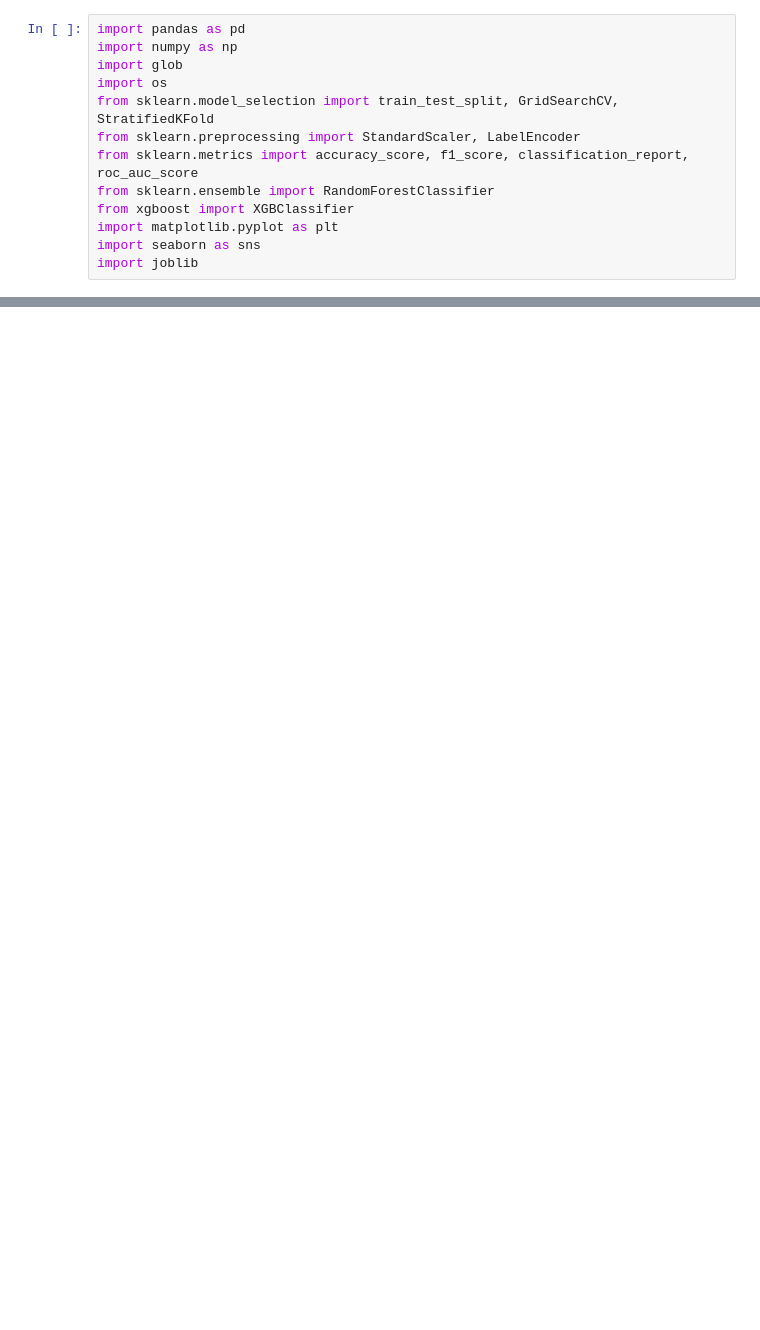
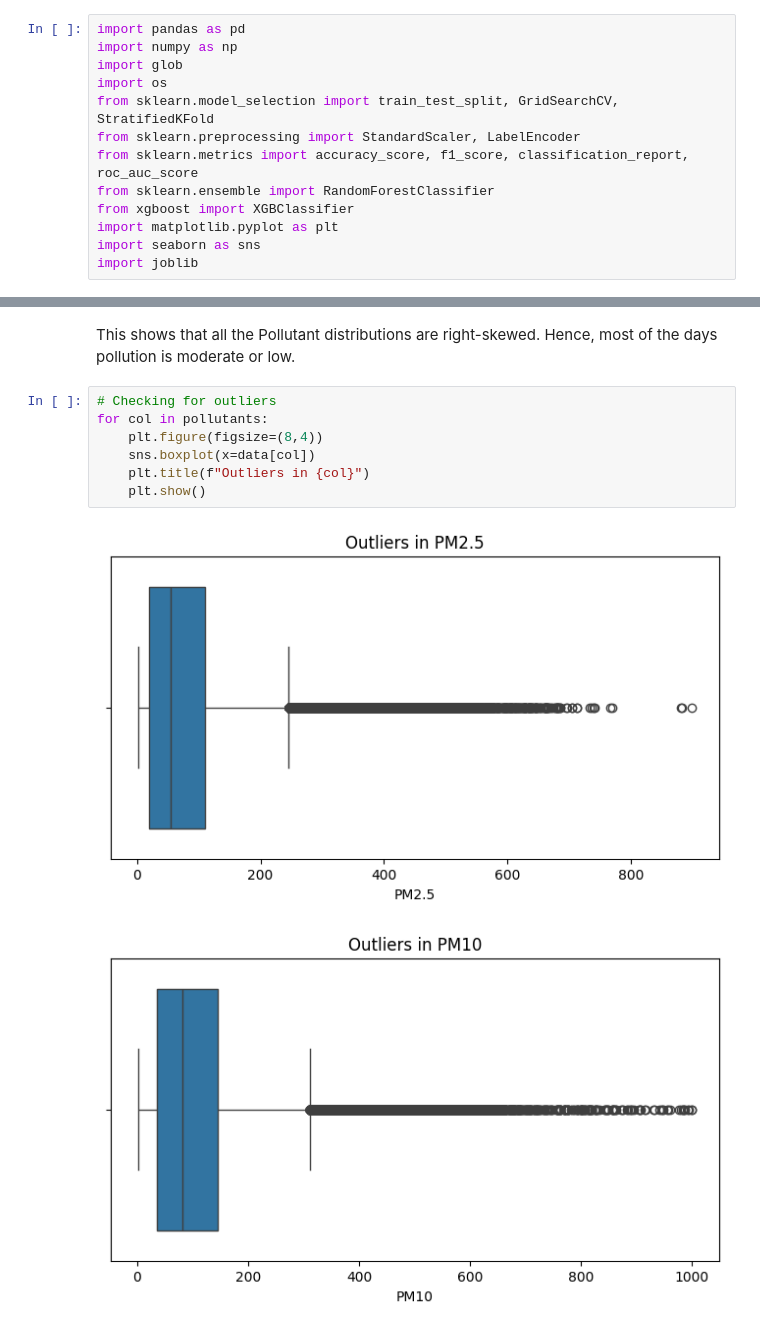
Before and after one commit to SmaranikaSethy/Air_Quality_Index_Project, a Jupyter notebook: AQI_MODIFIED.ipynb, the cells around one changed output, grey strips where cells are left out. Cells and saved outputs as stored; diff of their text form; blank space fills up the shorter version.

```diff
--- a/AQI_MODIFIED.ipynb
+++ b/AQI_MODIFIED.ipynb
@@ -282,0 +124,13 @@ plt.show()
+# %% [markdown]
+This shows that all the Pollutant distributions are right-skewed.
+Hence, most of the days pollution is moderate or low.
+# %%
+# Checking for outliers
+for col in pollutants:
+    plt.figure(figsize=(8,4))
+    sns.boxplot(x=data[col])
+    plt.title(f"Outliers in {col}")
+    plt.show()
+# %% [output]
+[figure, added]
+[figure, added]
```
Also changed, not shown: parts of 34 cells of this notebook.
